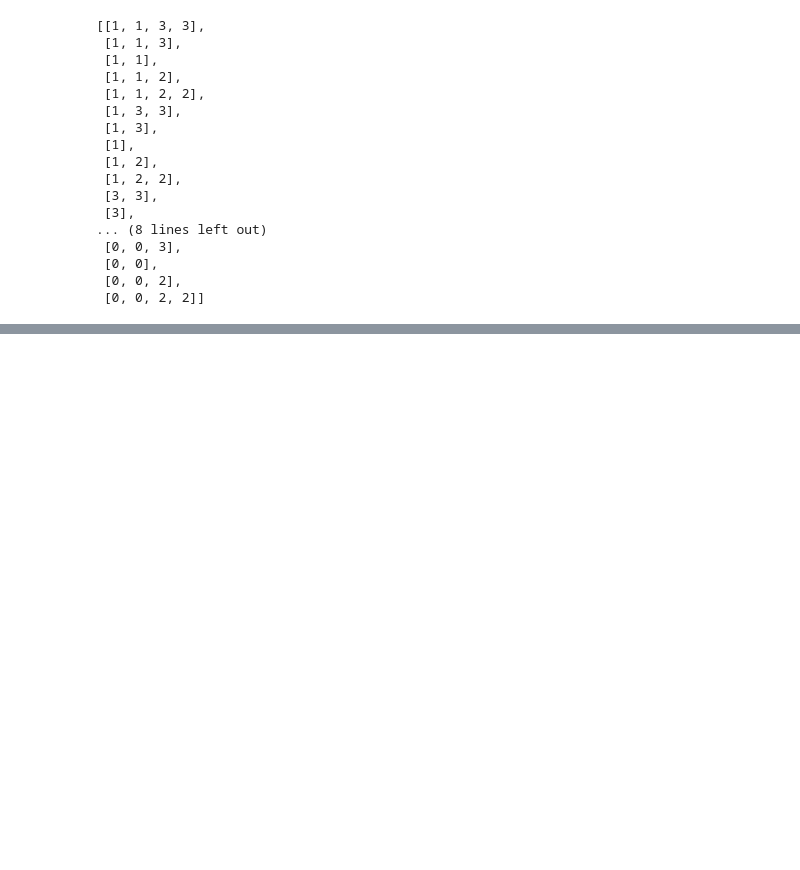
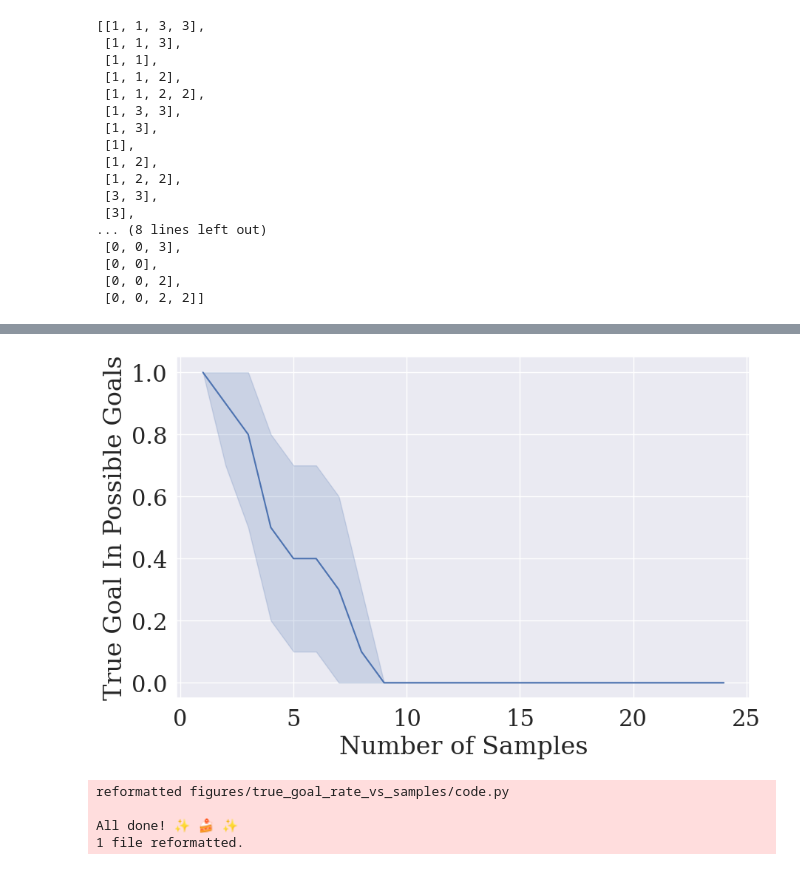
Before and after one commit to DylanCope/poclaps, a Jupyter notebook: motivating-example-test.ipynb, the cells around one changed output, grey strips where cells are left out. Cells and saved outputs as stored; diff of their text form; code cells hidden in the pictures; blank space fills up the shorter version.

```diff
--- a/motivating-example-test.ipynb
+++ b/motivating-example-test.ipynb
@@ -538,0 +536,25 @@ sns.heatmap(heatmap, cmap='viridis', square=True)
+# %%
+def plot_true_goal_rate(stochastic_policy_df):
+    set_plotting_style(font_scale=2)
+    plt.figure(figsize=(10, 6))
+    max_policy_samples = stochastic_policy_df.policy_samples.max()
+    ax = sns.lineplot(
+        data=stochastic_policy_df[stochastic_policy_df.policy_samples == max_policy_samples],
+        x='k', y='true_goal_in_possible'
+    )
+    ax.set_xlabel('Number of Samples')
+    ax.set_ylabel('True Goal In Possible Goals')
+
+
+save_reproducible_figure(
+    'true_goal_rate_vs_samples',
+    stochastic_policy_df,
+    plot_true_goal_rate,
+    show=True
+)
+# %% [output]
+[figure, added]
+reformatted figures/true_goal_rate_vs_samples/code.py
+
+All done! ✨ 🍰 ✨
+1 file reformatted.
```
Also changed, not shown: parts of 6 cells of this notebook, 8 other files.
